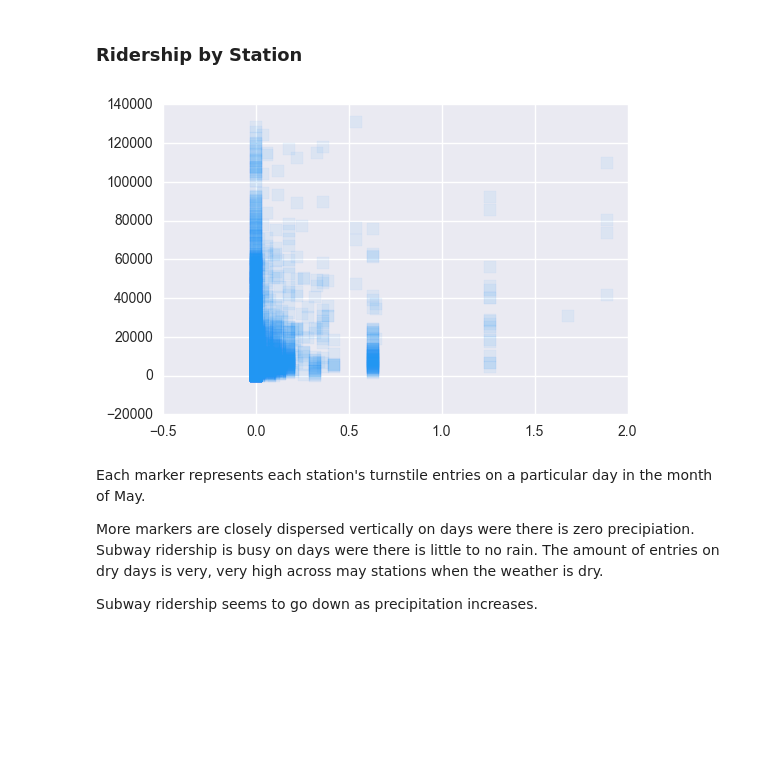
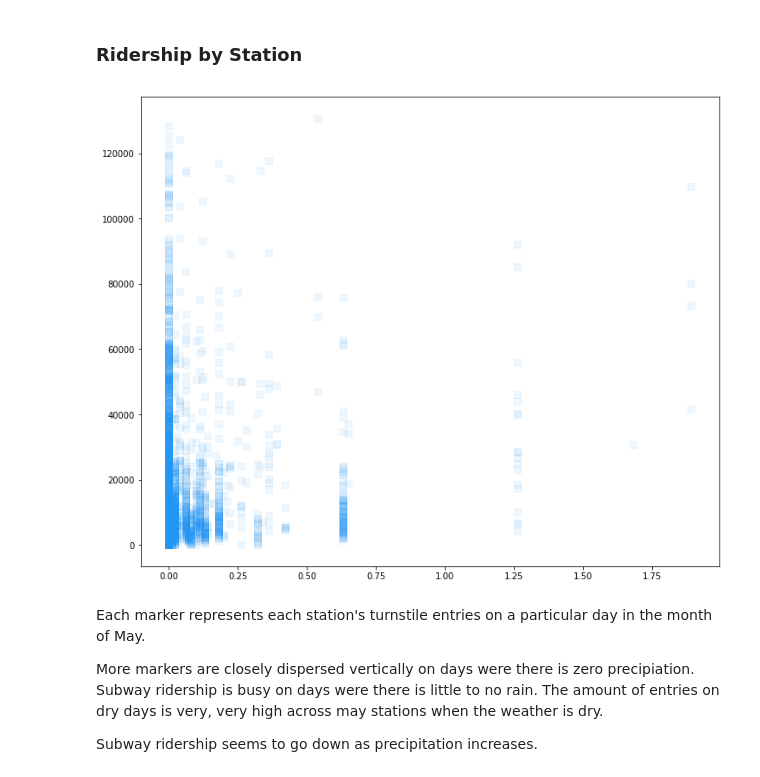
Before and after one commit to mugofjoe/explore-select-gapminder-data, a Jupyter notebook: Gapminder2D/Gapminder2D/Plotting DataFrames Subway Data.ipynb, the cells around one changed output. Saved outputs shown, nothing was run; the diff lists cells and outputs as text; code cells hidden in the pictures; blank space fills up the shorter version.

```diff
--- a/Gapminder2D/Gapminder2D/Plotting DataFrames Subway Data.ipynb
+++ b/Gapminder2D/Gapminder2D/Plotting DataFrames Subway Data.ipynb
@@ -216,15 +224,21 @@ print(crlf)
 # %% [markdown]
 ### Ridership by Station
 # %%
+plt.close()
+%matplotlib inline
+import matplotlib.pyplot as plt
 import numpy as np
+import seaborn as sns
+plt.figure(figsize=(12,10))
+
 station_date_df = subway_df.groupby(['DATEn','station'], as_index=False).sum()
 
 precipi_x = station_date_df['precipi']
 ridership_y = station_date_df['ENTRIESn_hourly']
 plt.scatter(precipi_x, ridership_y, c='#2196f3', alpha=0.07, s=70, edgecolors='face', marker="s")
 print(crlf)
 # %% [output]
-[figure, old version]
+[figure, new version]
 # %% [markdown]
 Each marker represents each station's turnstile entries on a particular day in the month of May.
 
```
Also changed, not shown: parts of 8 cells of this notebook, 2 other files.
